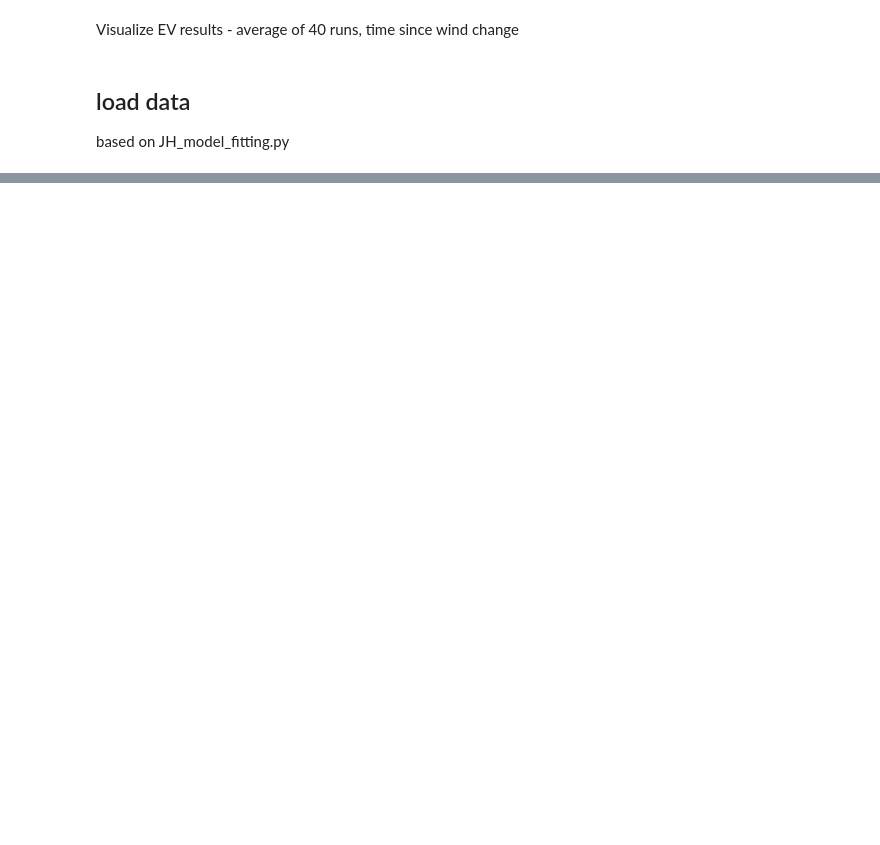
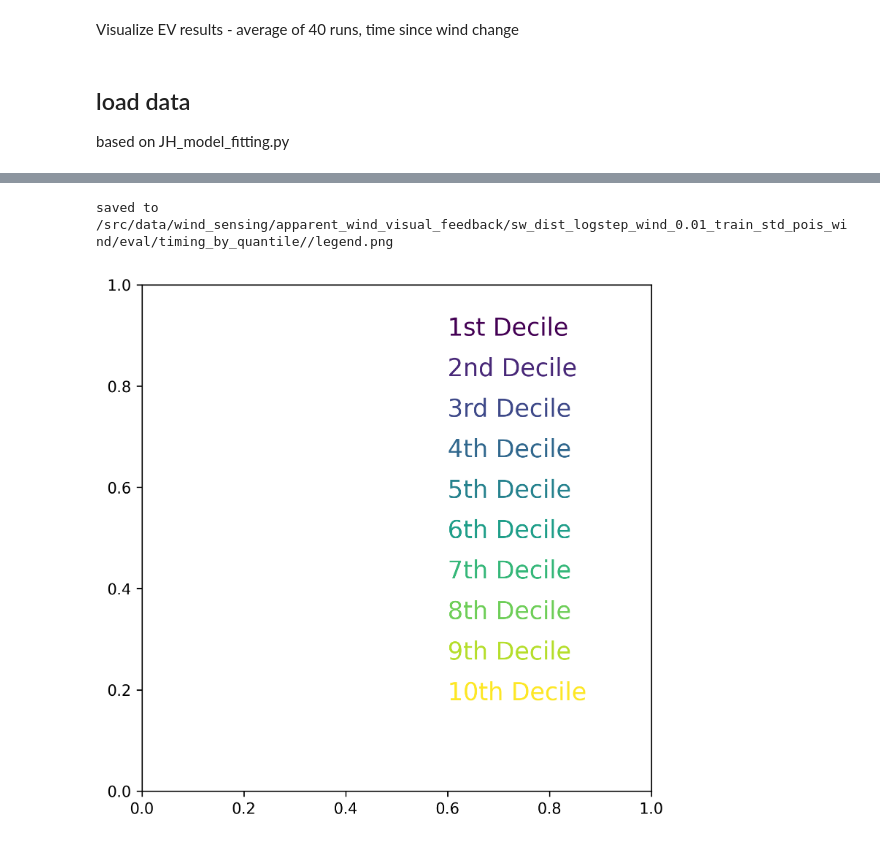
Before and after one commit to lolrenceH/pybounds, a Jupyter notebook: examples/observability_visualize_data_driven_cosyne.ipynb, the cells around one changed output, grey strips where cells are left out. Drawn from its saved outputs; the diff is of its cells as text; code cells hidden in the pictures; blank space fills up the shorter version.

Commit message:
format for Cosyne and odor contact duration distribution conditional on acc. decile

```diff
--- a/examples/observability_visualize_data_driven_cosyne.ipynb
+++ b/examples/observability_visualize_data_driven_cosyne.ipynb
@@ -349,0 +587,19 @@ Quantiles for turn_dt_abs_quantile_per_eps: [0 1 2 3 4 5 6 7 8 9]
+# %%
+fig, ax = plt.subplots(figsize=(6, 6), dpi=300)
+for i, now_qt in enumerate(quantiles):
+    if now_qt + 1 == 1:
+        label = '1st Decile'
+    elif now_qt + 1 == 2:
+        label = '2nd Decile'
+    elif now_qt + 1 == 3:
+        label = '3rd Decile'
+    else:
+        label = f'{int(now_qt + 1)}th Decile'
+    ax.text(0.6, 0.9 - (i * 0.08), label,
+            color=cmap(i), transform=ax.transAxes, fontsize=16,
+            bbox=dict(facecolor='white', edgecolor='white', boxstyle='round,pad=0.3'))
+fig.savefig(f"{outdir}/legend.png")
+print("saved to", f"{outdir}/legend.png")
+# %% [output]
+saved to /src/data/wind_sensing/apparent_wind_visual_feedback/sw_dist_logstep_wind_0.01_train_std_pois_wind/eval/timing_by_quantile//legend.png
+[figure, added]
```
Also changed, not shown: parts of 3 cells of this notebook.
